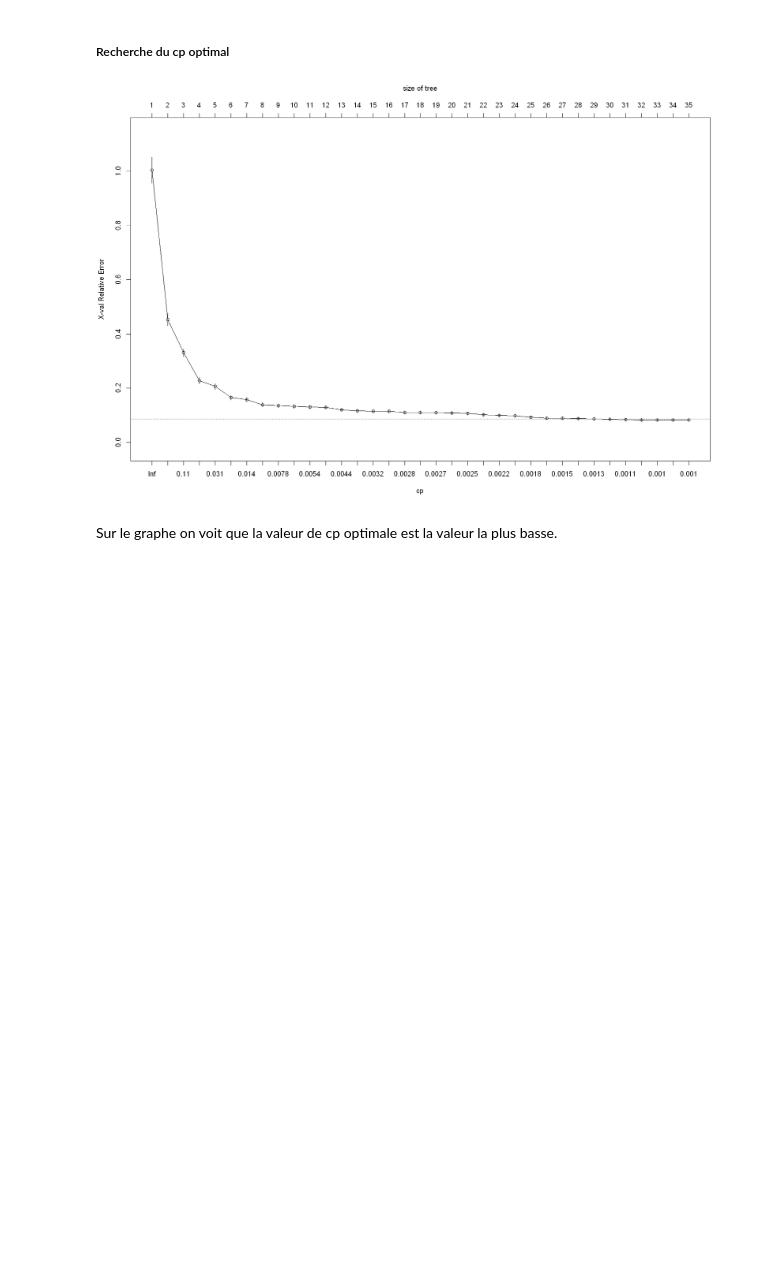
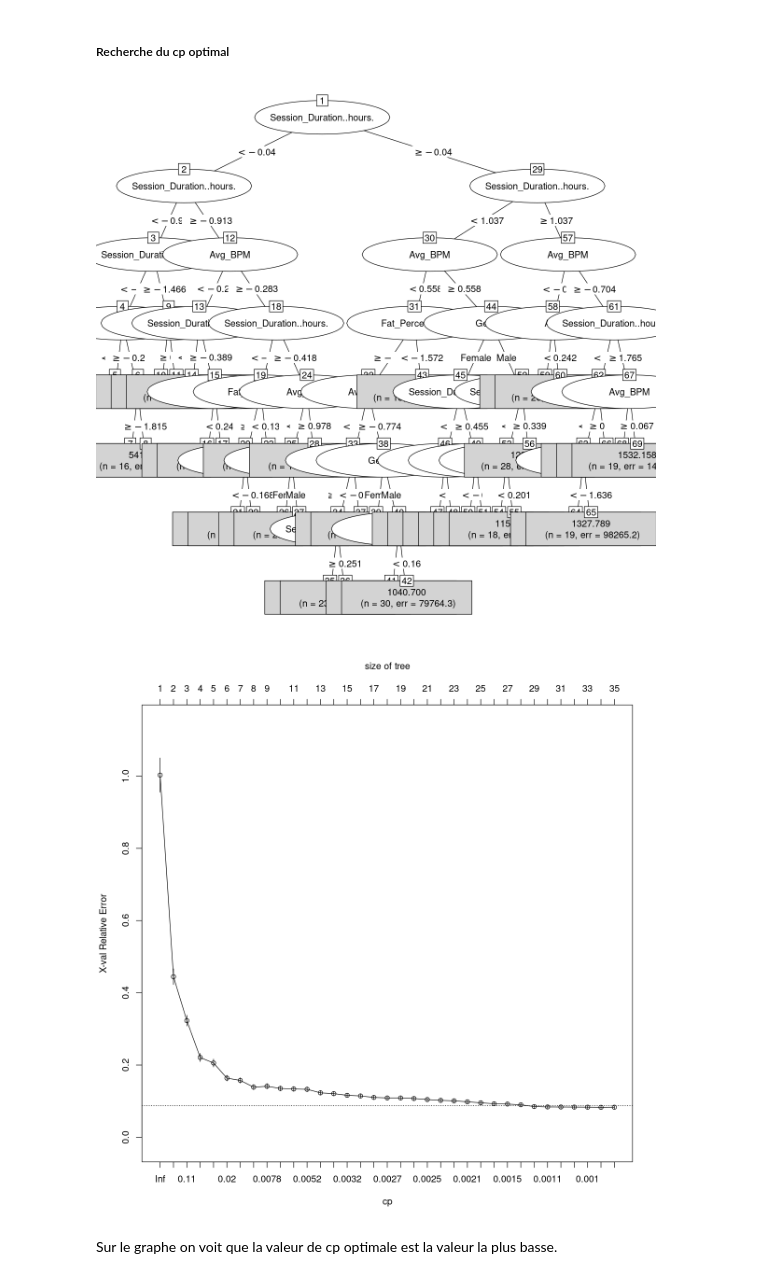
Before and after one commit to QUENTINTOUIL/Projet_ML, a Jupyter notebook: V2_R.ipynb, the cells around one changed output. Drawn from its saved outputs; the diff is of its cells as text; code cells hidden in the pictures; blank space fills up the shorter version.

```diff
--- a/V2_R.ipynb
+++ b/V2_R.ipynb
@@ -1138,16 +1127,17 @@ Warning message:
 ##### Recherche du cp optimal
 # %%
 tree.reg=rpart(Calories_Burned~.,data=datappr,control=rpart.control(cp=0.001)) #Création de l’arbre de régression avec un cp très petit
-
+plot(as.party(tree.reg), type="simple")
 #identifier le cp optimal via validation croisée
 xmat<-xpred.rpart(tree.reg,xval=10)
 
 # Cross-validation error par valeur de CP
 CVerr<-apply((xmat-datappr[,"Calories_Burned"])^2,2,sum)
 
 plotcp(tree.reg)
 # %% [output]
-[figure, old version]
+[figure, new version]
+[figure, added]
 # %% [markdown]
 Sur le graphe on voit que la valeur de cp optimale est la valeur la plus basse.
 # %% [markdown]
```
Also changed, not shown: parts of 40 cells of this notebook, 1 other file.
